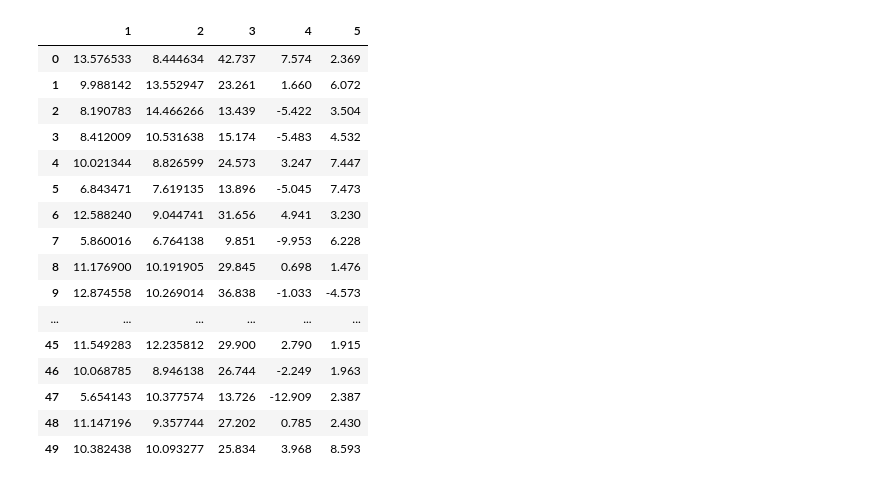
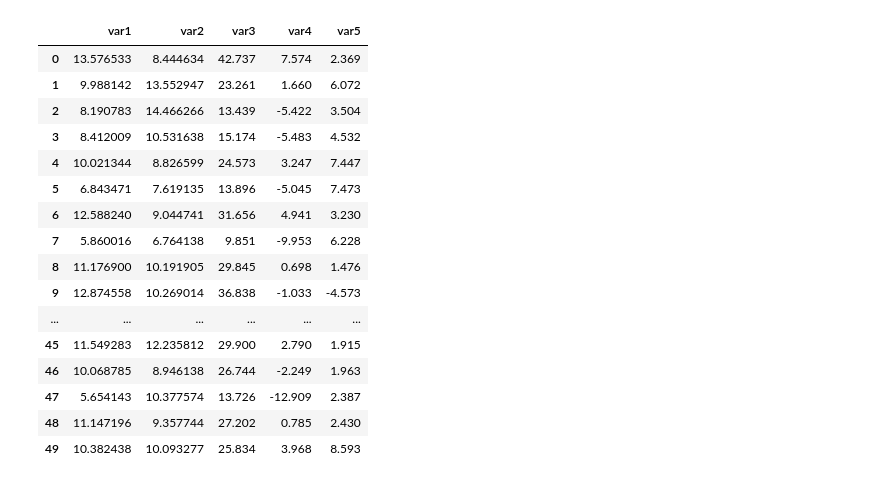
Before and after one commit to WhyNotKo/Statistical-information-processing-methods, a Jupyter notebook: lab3.ipynb, the cells around one changed output. Drawn from its saved outputs; the diff is of its cells as text; code cells hidden in the pictures.

```diff
--- a/lab3.ipynb
+++ b/lab3.ipynb
@@ -10,11 +32,11 @@ plt.style.use('Solarize_Light2') # Функция для задания стил
 # %%
 sheet_name = '2-1'
 # sheet_name = '1вар-адекв'
 data = pd.read_excel('data2.xlsx', sheet_name=sheet_name,
-                     header=None, names=['1', '2', '3', '4', '5']) # читаем из файла все выборки
+                     header=None, names=['var1', 'var2', 'var3', 'var4', 'var5']) # читаем из файла все выборки
 data# выводим их
 # %% [output]
-|  | 1 | 2 | 3 | 4 | 5 |
+|  | var1 | var2 | var3 | var4 | var5 |
 | 0 | 13.576533 | 8.444634 | 42.737 | 7.574 | 2.369 |
 | 1 | 9.988142 | 13.552947 | 23.261 | 1.660 | 6.072 |
 | 2 | 8.190783 | 14.466266 | 13.439 | -5.422 | 3.504 |
```
Also changed, not shown: parts of 18 cells of this notebook.
